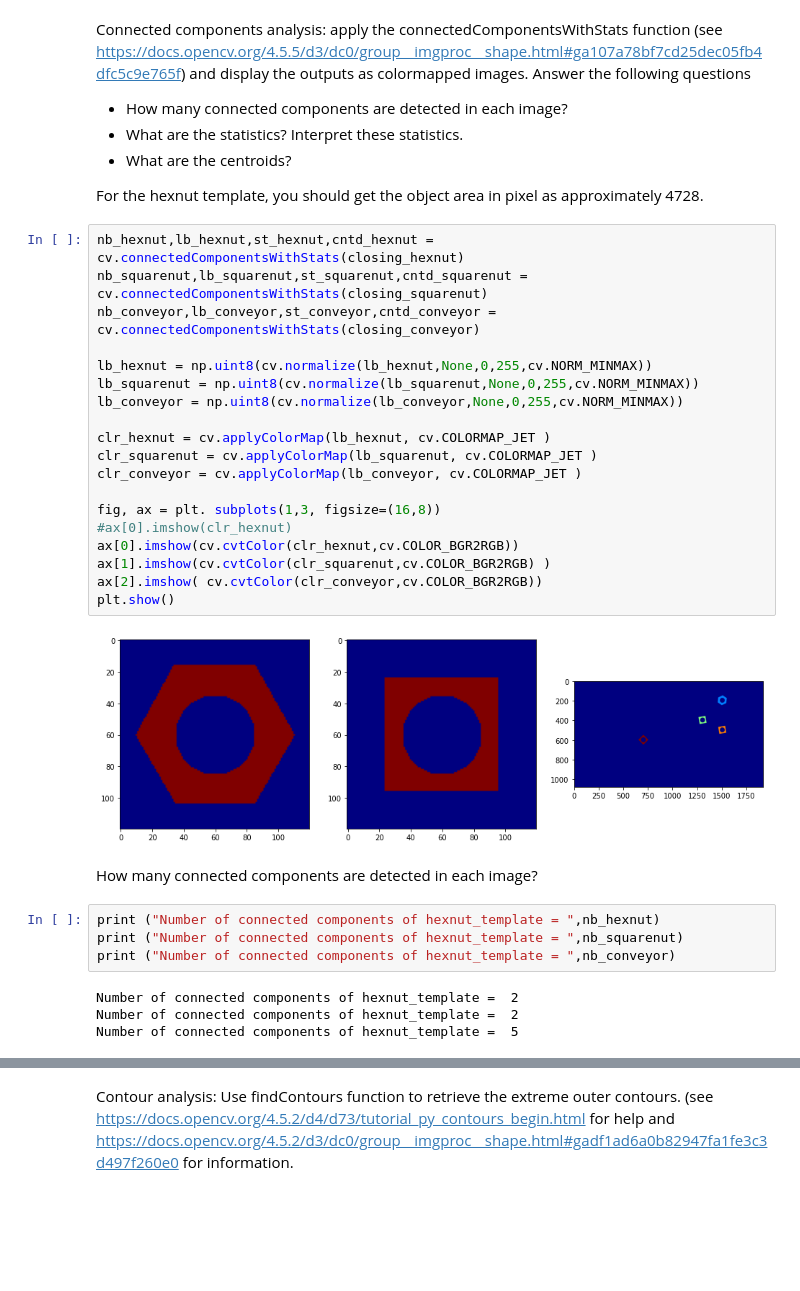
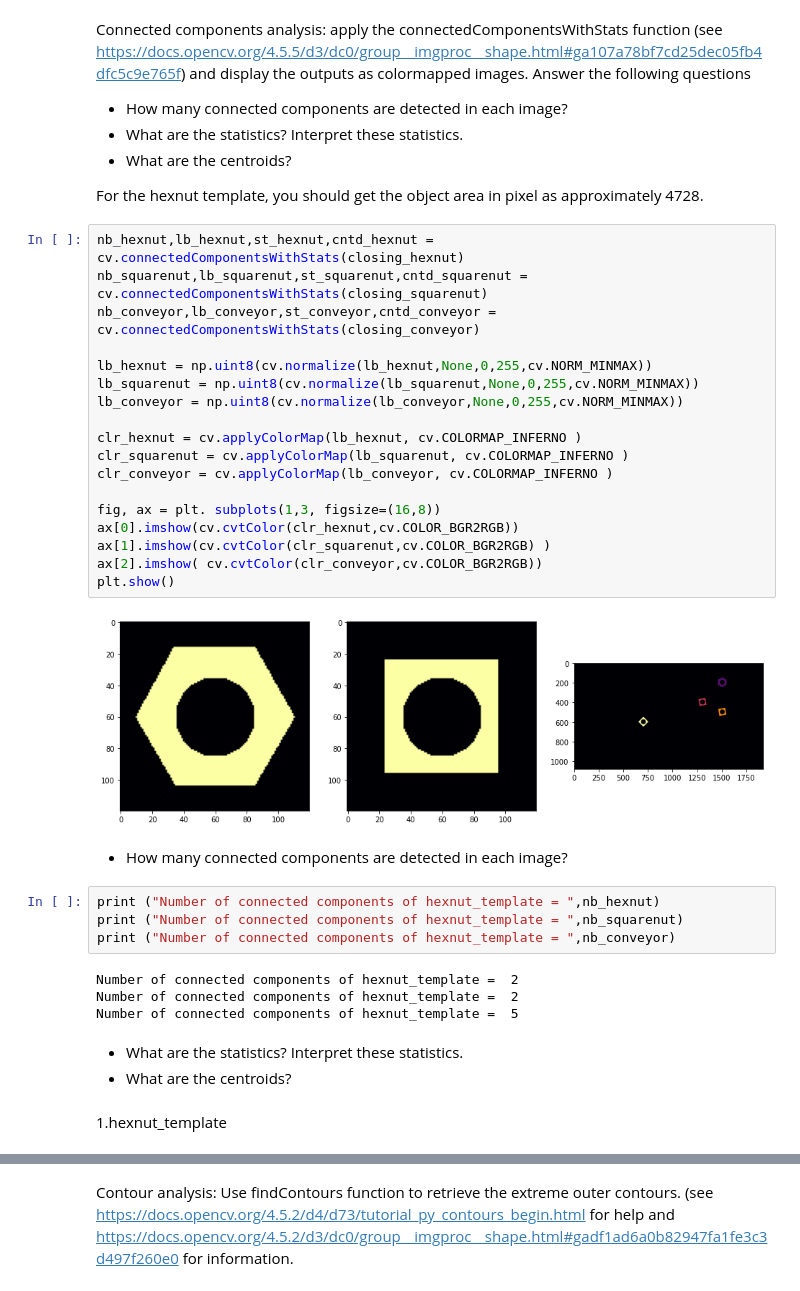
Before and after one commit to rmklakshan/Assignment-03, a Jupyter notebook: Code.ipynb, the cells around one changed output, grey strips where cells are left out. Drawn from its saved outputs; the diff is of its cells as text; blank space fills up the shorter version.

```diff
--- a/Code.ipynb
+++ b/Code.ipynb
@@ -101,26 +101,25 @@ For the hexnut template, you should get the object area in pixel as approximatel
 # %%
 nb_hexnut,lb_hexnut,st_hexnut,cntd_hexnut = cv.connectedComponentsWithStats(closing_hexnut)
 nb_squarenut,lb_squarenut,st_squarenut,cntd_squarenut = cv.connectedComponentsWithStats(closing_squarenut)
 nb_conveyor,lb_conveyor,st_conveyor,cntd_conveyor = cv.connectedComponentsWithStats(closing_conveyor)
 
 lb_hexnut = np.uint8(cv.normalize(lb_hexnut,None,0,255,cv.NORM_MINMAX))
 lb_squarenut = np.uint8(cv.normalize(lb_squarenut,None,0,255,cv.NORM_MINMAX))
 lb_conveyor = np.uint8(cv.normalize(lb_conveyor,None,0,255,cv.NORM_MINMAX))
 
-clr_hexnut = cv.applyColorMap(lb_hexnut, cv.COLORMAP_JET )
-clr_squarenut = cv.applyColorMap(lb_squarenut, cv.COLORMAP_JET )
-clr_conveyor = cv.applyColorMap(lb_conveyor, cv.COLORMAP_JET )
+clr_hexnut = cv.applyColorMap(lb_hexnut, cv.COLORMAP_INFERNO )
+clr_squarenut = cv.applyColorMap(lb_squarenut, cv.COLORMAP_INFERNO )
+clr_conveyor = cv.applyColorMap(lb_conveyor, cv.COLORMAP_INFERNO )
 
 fig, ax = plt. subplots(1,3, figsize=(16,8))
-#ax[0].imshow(clr_hexnut)
 ax[0].imshow(cv.cvtColor(clr_hexnut,cv.COLOR_BGR2RGB))
 ax[1].imshow(cv.cvtColor(clr_squarenut,cv.COLOR_BGR2RGB) )
 ax[2].imshow( cv.cvtColor(clr_conveyor,cv.COLOR_BGR2RGB))
 plt.show()
 # %% [output]
-[figure, old version]
+[figure, new version]
 # %% [markdown]
-How many connected components are detected in each image?
+* How many connected components are detected in each image?
 # %%
 print ("Number of connected components of hexnut_template = ",nb_hexnut)
 print ("Number of connected components of hexnut_template = ",nb_squarenut)
@@ -129,3 +128,8 @@ print ("Number of connected components of hexnut_template = ",nb_conveyor)
 Number of connected components of hexnut_template =  2
 Number of connected components of hexnut_template =  2
 Number of connected components of hexnut_template =  5
+# %% [markdown]
+* What are the statistics? Interpret these statistics.
+* What are the centroids?
+# %% [markdown]
+1.hexnut_template
```
Also changed, not shown: parts of 5 cells of this notebook.
